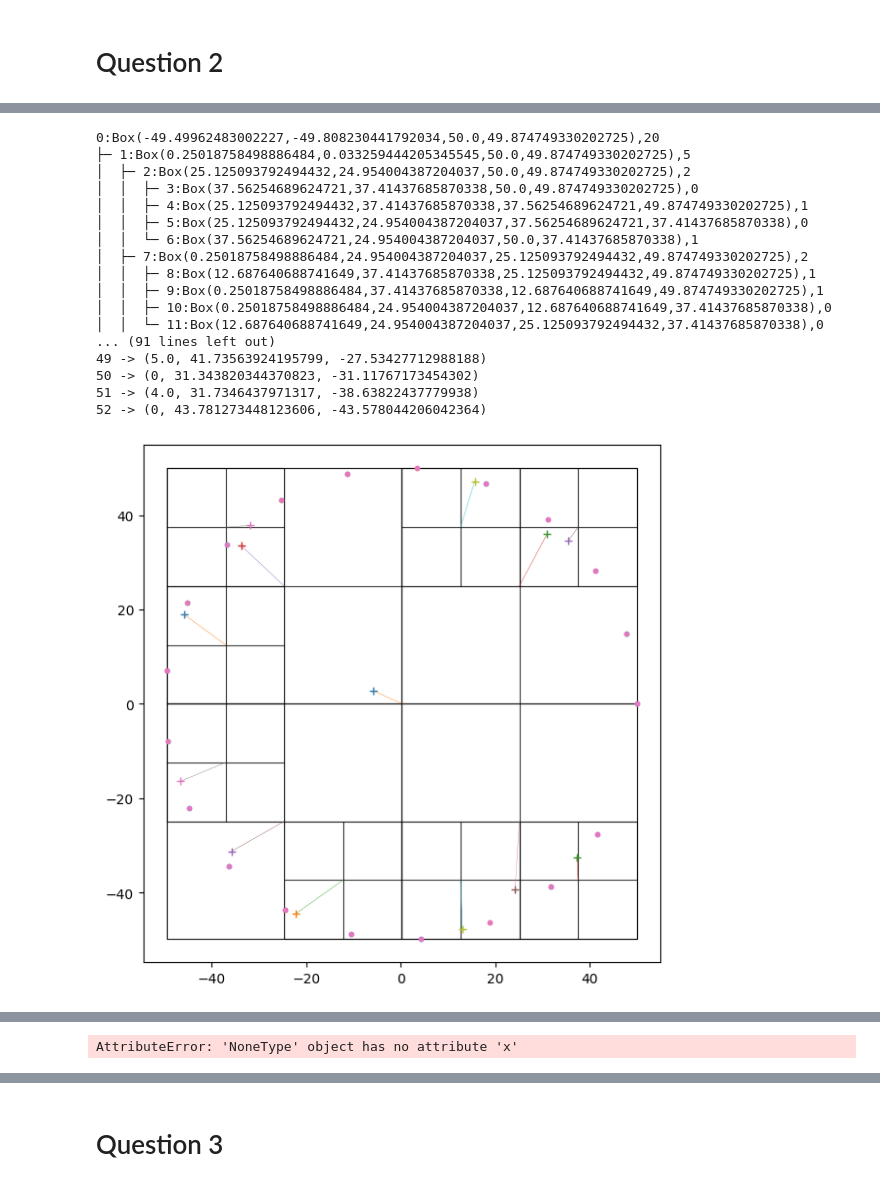
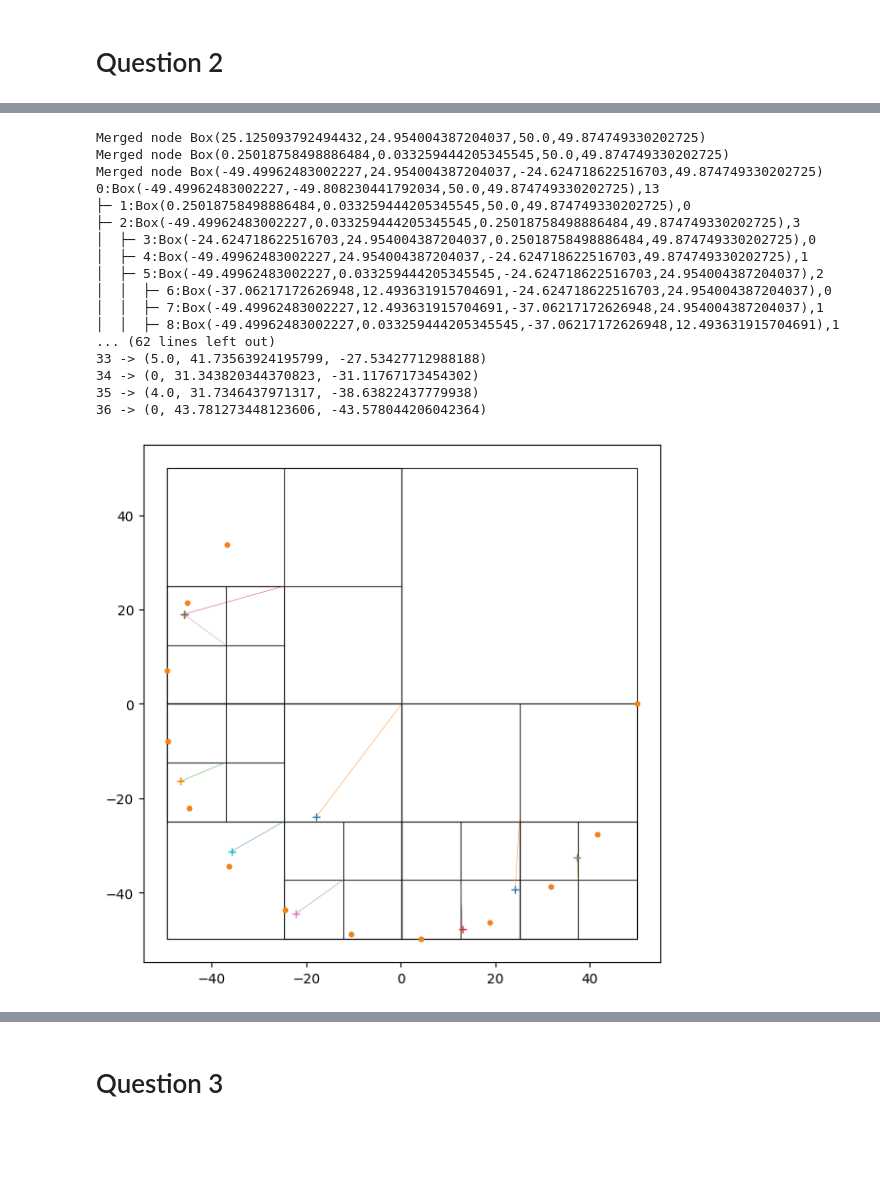
Before and after one commit to calvinyjl/n-body-problem, a Jupyter notebook: nBodyProblem.ipynb, the cells around one changed output, grey strips where cells are left out. Drawn from its saved outputs; the diff is of its cells as text; code cells hidden in the pictures; blank space fills up the shorter version.

Commit message:
Fixed merge bug

```diff
--- a/nBodyProblem.ipynb
+++ b/nBodyProblem.ipynb
@@ -383,9 +383,7 @@ class Gadget:
 
         if currentNode.p == p:
             self.size -= 1
-            currentNode.nbodies -= 1
             currentNode.p = None
-            currentNode.updateCOM()
             while nodePath.size() > 0:
                 node = nodePath.pop()
                 node.nbodies -= 1
@@ -396,11 +394,19 @@ class Gadget:
     def cleanUpFalseInternalNodes(self,n,p):
         # False internal node
         if n.nbodies < 2 and n.children != None:
-            for child in n.children:
-                if child.p != p and child.p != None:
-                    n.p = child.p
-                    n.children = None
-                    return
+            currentNode = n
+            while currentNode.children != None:
+                for child in currentNode.children:
+                    if child.nbodies == 1:
+                        currentNode = child
+                        break
+            if currentNode.p != None:
+                n.p = currentNode.p
+            else:
+                n.p = None
+            n.children = None
+            print(f"Merged node {n.box}")
+            return
         # Leaf node
         elif n.nbodies < 2 and n.children == None:
             return
@@ -635,7 +640,16 @@ for p in P:
     g.add(p)
 print(g); g.plot()
 
-for i in range(10):
-    g.remove(P[i])
+# for i in range(10):
+#     g.remove(P[i])
+g.remove(P[1])
+g.remove(P[2])
+g.remove(P[3])
+g.remove(P[4])
+g.remove(P[5])
+g.remove(P[6])
+g.remove(P[7])
+
+
 print(g); g.plot()
 # %% [output]
@@ -654,18 +674,18 @@ print(g); g.plot()
-0:Box(-49.49962483002227,-49.808230441792034,50.0,49.874749330202725),20
-├─ 1:Box(0.25018758498886484,0.033259444205345545,50.0,49.874749330202725),5
-│  ├─ 2:Box(25.125093792494432,24.954004387204037,50.0,49.874749330202725),2
-│  │  ├─ 3:Box(37.56254689624721,37.41437685870338,50.0,49.874749330202725),0
-│  │  ├─ 4:Box(25.125093792494432,37.41437685870338,37.56254689624721,49.874749330202725),1
-│  │  ├─ 5:Box(25.125093792494432,24.954004387204037,37.56254689624721,37.41437685870338),0
-│  │  └─ 6:Box(37.56254689624721,24.954004387204037,50.0,37.41437685870338),1
-│  ├─ 7:Box(0.25018758498886484,24.954004387204037,25.125093792494432,49.874749330202725),2
-│  │  ├─ 8:Box(12.687640688741649,37.41437685870338,25.125093792494432,49.874749330202725),1
-│  │  ├─ 9:Box(0.25018758498886484,37.41437685870338,12.687640688741649,49.874749330202725),1
-│  │  ├─ 10:Box(0.25018758498886484,24.954004387204037,12.687640688741649,37.41437685870338),0
-│  │  └─ 11:Box(12.687640688741649,24.954004387204037,25.125093792494432,37.41437685870338),0
-... (91 lines left out)
-49 -> (5.0, 41.73563924195799, -27.53427712988188)
-50 -> (0, 31.343820344370823, -31.11767173454302)
-51 -> (4.0, 31.7346437971317, -38.63822437779938)
-52 -> (0, 43.781273448123606, -43.578044206042364)
+Merged node Box(25.125093792494432,24.954004387204037,50.0,49.874749330202725)
+Merged node Box(0.25018758498886484,0.033259444205345545,50.0,49.874749330202725)
+Merged node Box(-49.49962483002227,24.954004387204037,-24.624718622516703,49.874749330202725)
+0:Box(-49.49962483002227,-49.808230441792034,50.0,49.874749330202725),13
+├─ 1:Box(0.25018758498886484,0.033259444205345545,50.0,49.874749330202725),0
+├─ 2:Box(-49.49962483002227,0.033259444205345545,0.25018758498886484,49.874749330202725),3
+│  ├─ 3:Box(-24.624718622516703,24.954004387204037,0.25018758498886484,49.874749330202725),0
+│  ├─ 4:Box(-49.49962483002227,24.954004387204037,-24.624718622516703,49.874749330202725),1
+│  ├─ 5:Box(-49.49962483002227,0.033259444205345545,-24.624718622516703,24.954004387204037),2
+│  │  ├─ 6:Box(-37.06217172626948,12.493631915704691,-24.624718622516703,24.954004387204037),0
+│  │  ├─ 7:Box(-49.49962483002227,12.493631915704691,-37.06217172626948,24.954004387204037),1
+│  │  ├─ 8:Box(-49.49962483002227,0.033259444205345545,-37.06217172626948,12.493631915704691),1
+... (62 lines left out)
+33 -> (5.0, 41.73563924195799, -27.53427712988188)
+34 -> (0, 31.343820344370823, -31.11767173454302)
+35 -> (4.0, 31.7346437971317, -38.63822437779938)
+36 -> (0, 43.781273448123606, -43.578044206042364)
-[figure, old version]
+[figure, new version]
@@ -689 +691,0 @@ print(g); g.plot()
-AttributeError: 'NoneType' object has no attribute 'x'
```
Also changed, not shown: parts of 2 cells of this notebook.
